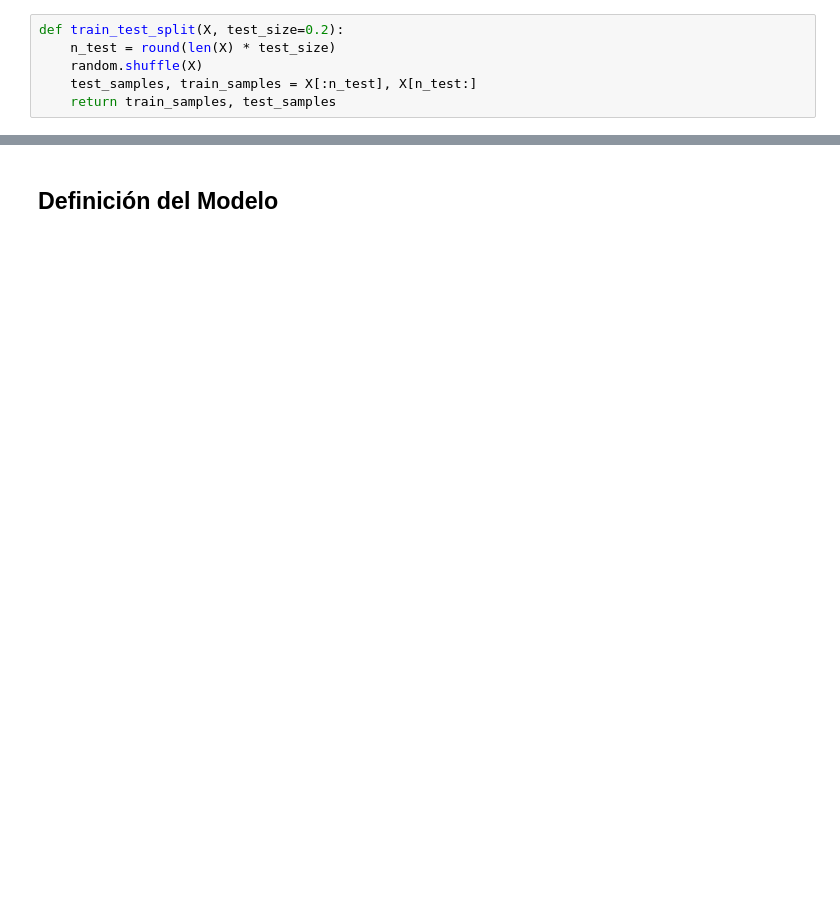
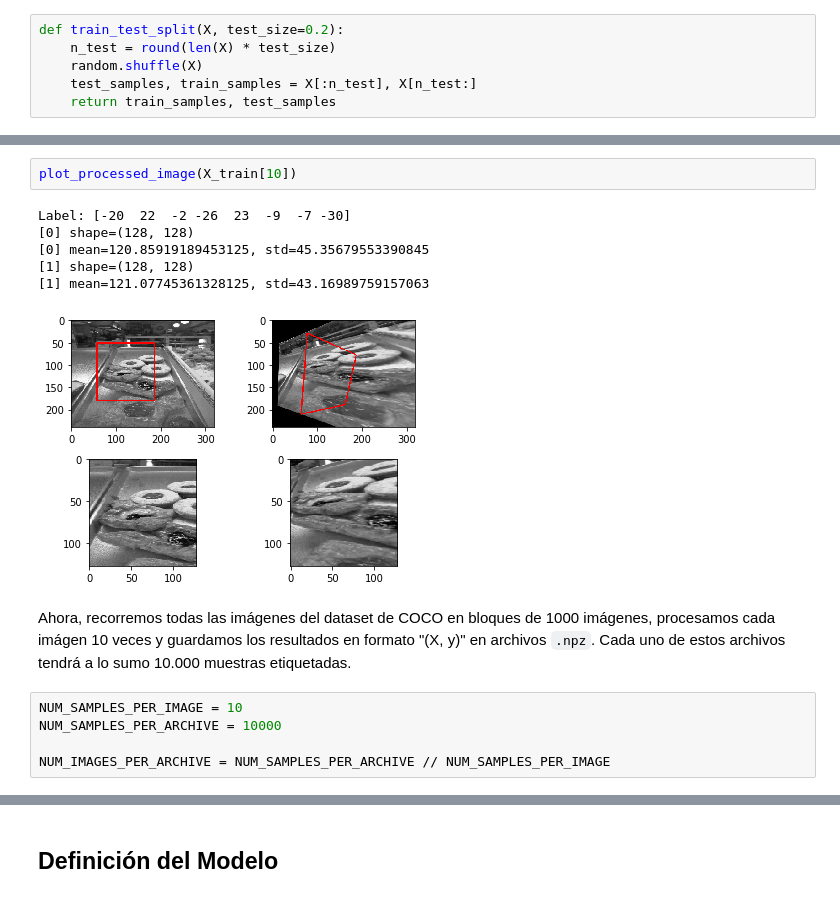
Before and after one commit to munshkr/vc-2018-2c, a Jupyter notebook: tp/Modelo.ipynb, the cells around one changed output, grey strips where cells are left out. Drawn from its saved outputs; the diff is of its cells as text; blank space fills up the shorter version.

```diff
--- a/tp/Modelo.ipynb
+++ b/tp/Modelo.ipynb
@@ -279,0 +167,16 @@ val_datagen = build_data_generator(val_generator)
+# %%
+plot_processed_image(X_train[10])
+# %% [output]
+Label: [-20  22  -2 -26  23  -9  -7 -30]
+[0] shape=(128, 128)
+[0] mean=120.85919189453125, std=45.35679553390845
+[1] shape=(128, 128)
+[1] mean=121.07745361328125, std=43.16989759157063
+[figure, added]
+# %% [markdown]
+Ahora, recorremos todas las imágenes del dataset de COCO en bloques de 1000 imágenes, procesamos cada imágen 10 veces y guardamos los resultados en formato "(X, y)" en archivos `.npz`. Cada uno de estos archivos tendrá a lo sumo 10.000 muestras etiquetadas.
+# %%
+NUM_SAMPLES_PER_IMAGE = 10
+NUM_SAMPLES_PER_ARCHIVE = 10000
+
+NUM_IMAGES_PER_ARCHIVE = NUM_SAMPLES_PER_ARCHIVE // NUM_SAMPLES_PER_IMAGE
```
Also changed, not shown: parts of 54 cells of this notebook, 1 other file.
